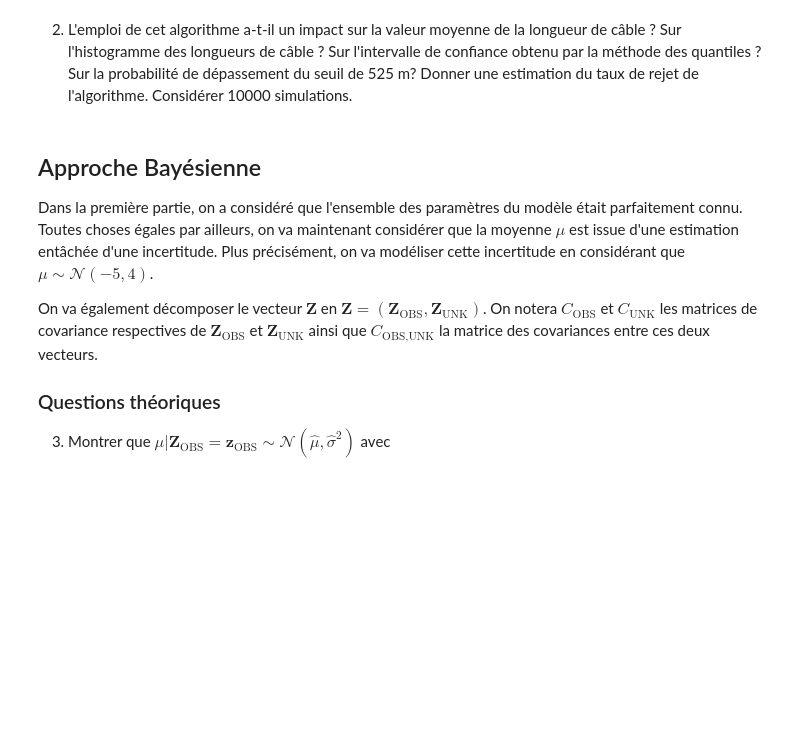
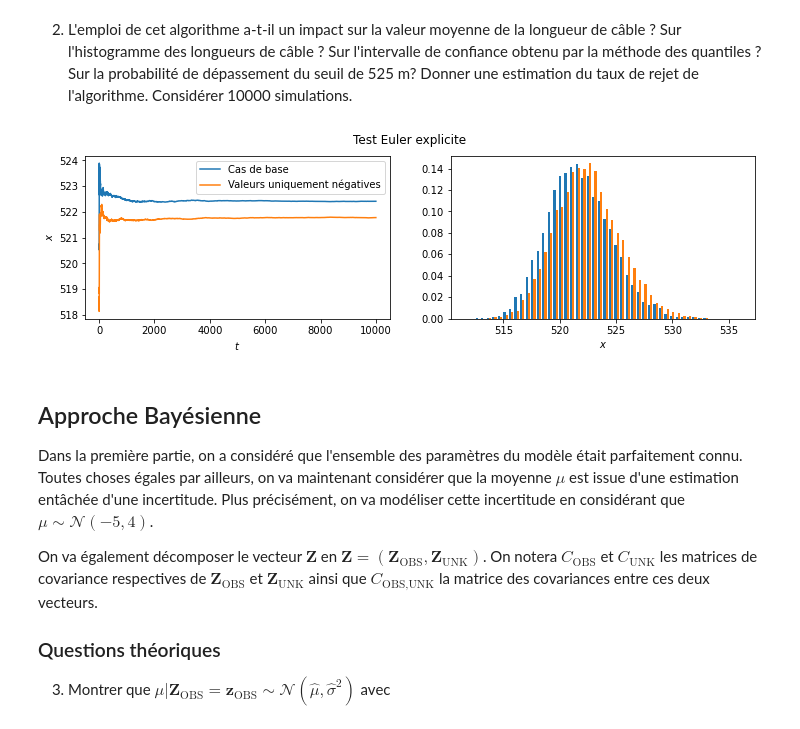
Before and after one commit to MariusAlonso/Projet-numerique-probabilites, a Jupyter notebook: Reponse.ipynb, the cells around one changed output. Drawn from its saved outputs; the diff is of its cells as text; code cells hidden in the pictures; blank space fills up the shorter version.

```diff
--- a/Reponse.ipynb
+++ b/Reponse.ipynb
@@ -301,5 +301,42 @@ plt.show()
 # %% [markdown]
 2. L'emploi de cet algorithme a-t-il un impact sur la valeur moyenne de la longueur de câble ? Sur l'histogramme des longueurs de câble ? Sur l'intervalle de confiance obtenu par la méthode des quantiles ? Sur la probabilité de dépassement du seuil de 525 m? Donner une estimation du taux de rejet de l'algorithme. Considérer 10000 simulations.
+# %%
+K=10000
+allval4 = np.zeros(N)
+allval5 = np.zeros(N)
+allval4[observation_indexes]=depth
+allval5[observation_indexes]=depth
+result = [np.zeros(K),np.zeros(K)]
+for i in range(K):
+    while True :
+        x = np.random.normal(0,1,np.shape(unknown_indexes)[0])
+        simu = Ec + np.matmul(Cholesky,x)
+        if np.all(simu <= 0) :
+            break
+    allval4[unknown_indexes]=Ec + np.matmul(Cholesky,x)
+    x=np.random.normal(0,1,np.shape(unknown_indexes)[0])
+    allval5[unknown_indexes]=Ec + np.matmul(Cholesky,x)
+    result[0][i] = length(allval4,Delta)
+    result[1][i] = length(allval5,Delta)
+# %%
+fig = plt.figure(figsize=(12, 3))
+plt.suptitle("Test Euler explicite")
+ax1 = plt.subplot(1,2,1)
+ax2 = plt.subplot(1,2,2)
+ax1.set_xlabel("$t$")
+ax1.set_ylabel("$x$")
+ax2.set_xlabel("$x$")
+
+indice_simu = 1+np.arange(K)
+ax1.plot(indice_simu,np.cumsum(result[1])/indice_simu, label="Cas de base")
+ax1.plot(indice_simu,np.cumsum(result[0])/indice_simu, label="Valeurs uniquement négatives")
+ax1.legend()
+
+ax2.hist(result,50,density=True)
+
+plt.show()
+# %% [output]
+[figure, added]
 # %% [markdown]
 ## Approche Bayésienne
 
```
Also changed, not shown: parts of 8 cells of this notebook.
